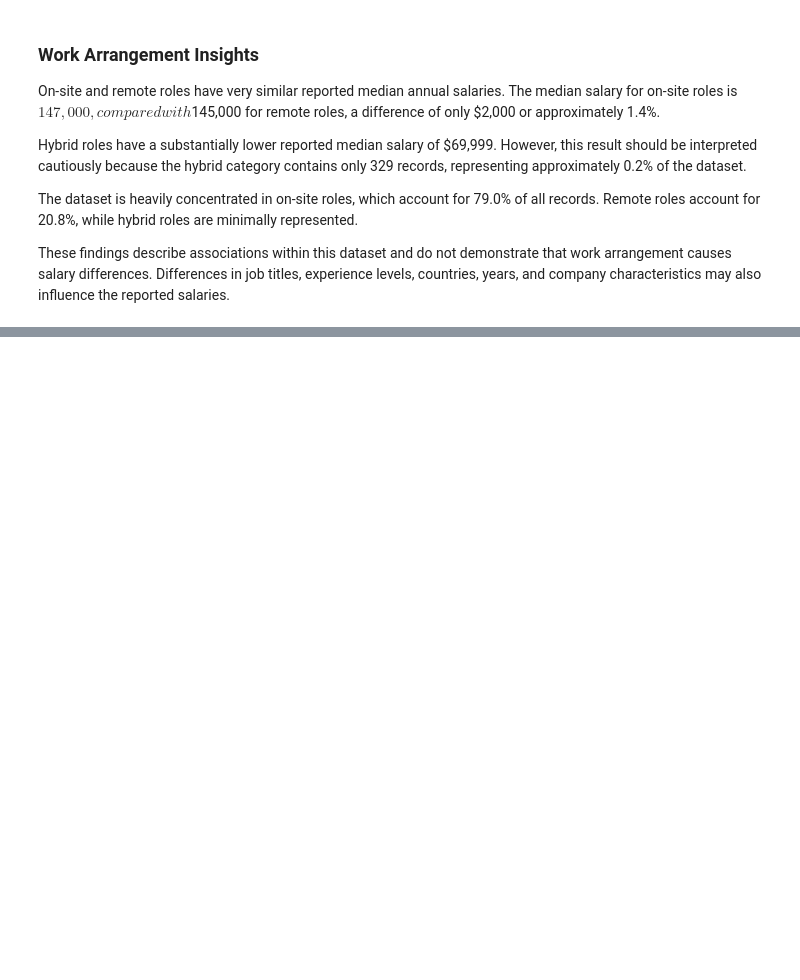
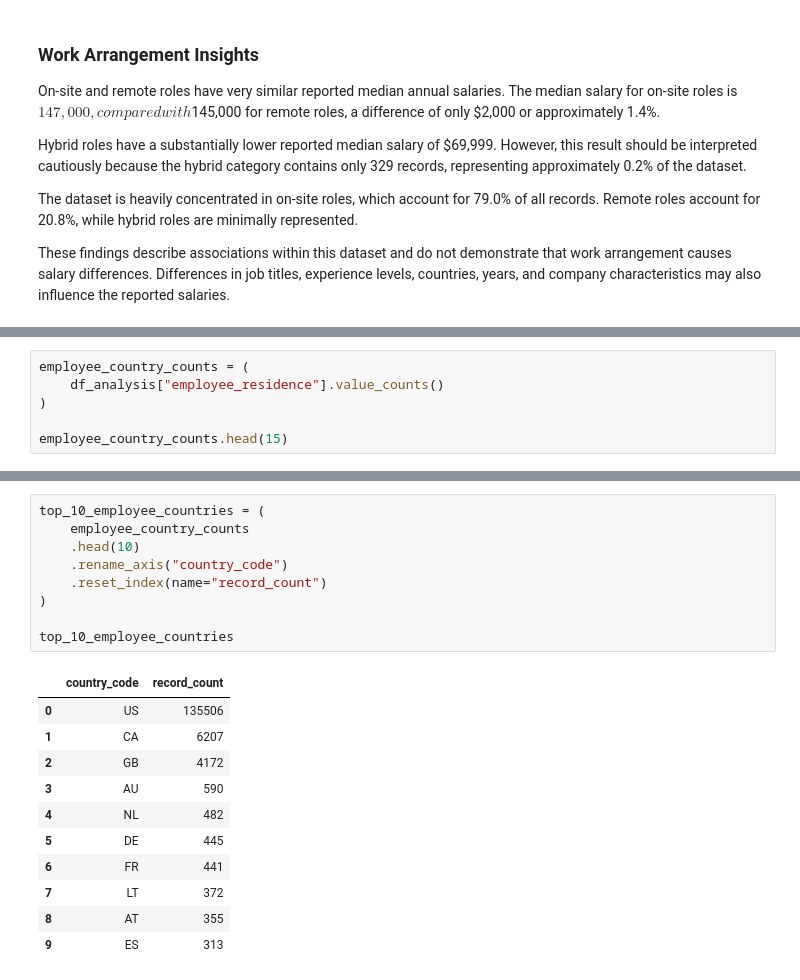
Before and after one commit to nasserAyidh-cs/global-ai-ml-salary-analysis, a Jupyter notebook: notebooks/03_eda_analysis.ipynb, the cells around one changed output, grey strips where cells are left out. Drawn from its saved outputs; the diff is of its cells as text; blank space fills up the shorter version.

```diff
--- a/notebooks/03_eda_analysis.ipynb
+++ b/notebooks/03_eda_analysis.ipynb
@@ -756,0 +771,6 @@ These findings describe associations within this dataset and do not demonstrate
+# %%
+employee_country_counts = (
+    df_analysis["employee_residence"].value_counts()
+)
+
+employee_country_counts.head(15)
@@ -756,0 +802,21 @@ These findings describe associations within this dataset and do not demonstrate
+# %%
+top_10_employee_countries = (
+    employee_country_counts
+    .head(10)
+    .rename_axis("country_code")
+    .reset_index(name="record_count")
+)
+
+top_10_employee_countries
+# %% [output]
+|  | country_code | record_count |
+| 0 | US | 135506 |
+| 1 | CA | 6207 |
+| 2 | GB | 4172 |
+| 3 | AU | 590 |
+| 4 | NL | 482 |
+| 5 | DE | 445 |
+| 6 | FR | 441 |
+| 7 | LT | 372 |
+| 8 | AT | 355 |
+| 9 | ES | 313 |
```
Also changed, not shown: parts of 11 cells of this notebook.
